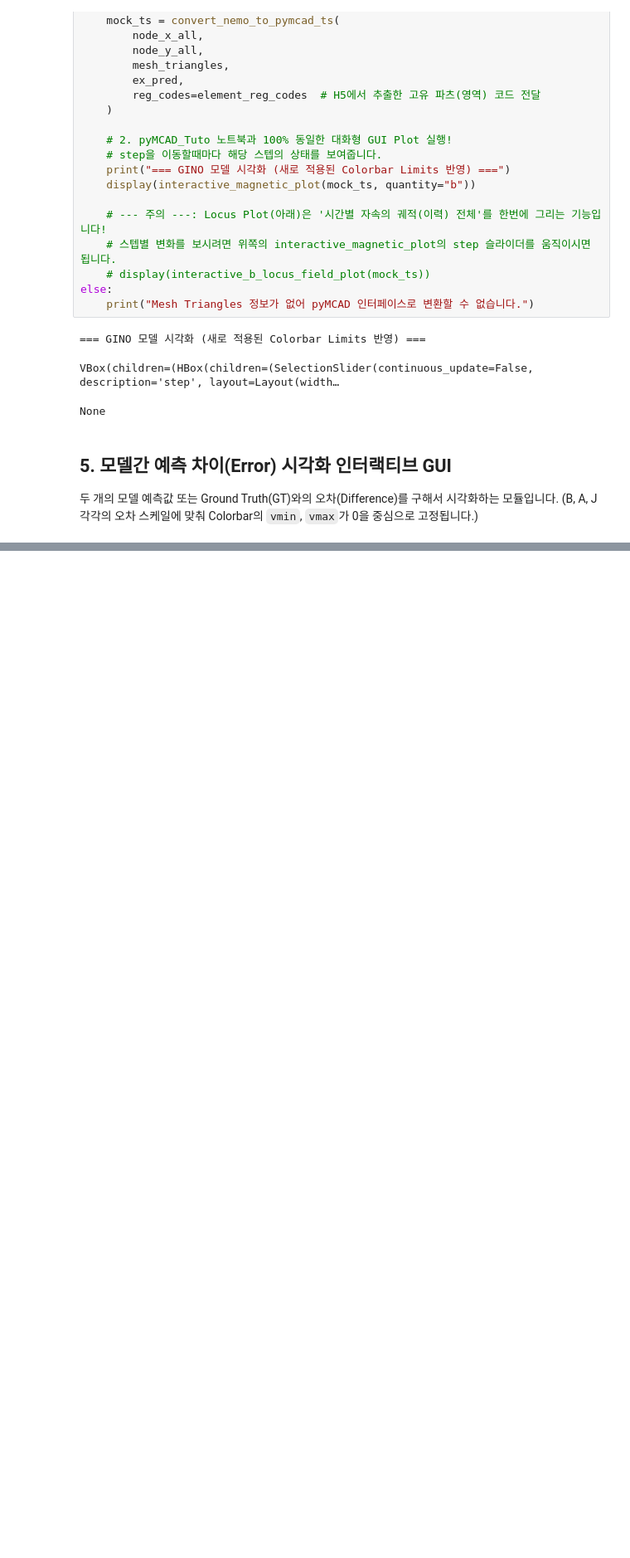
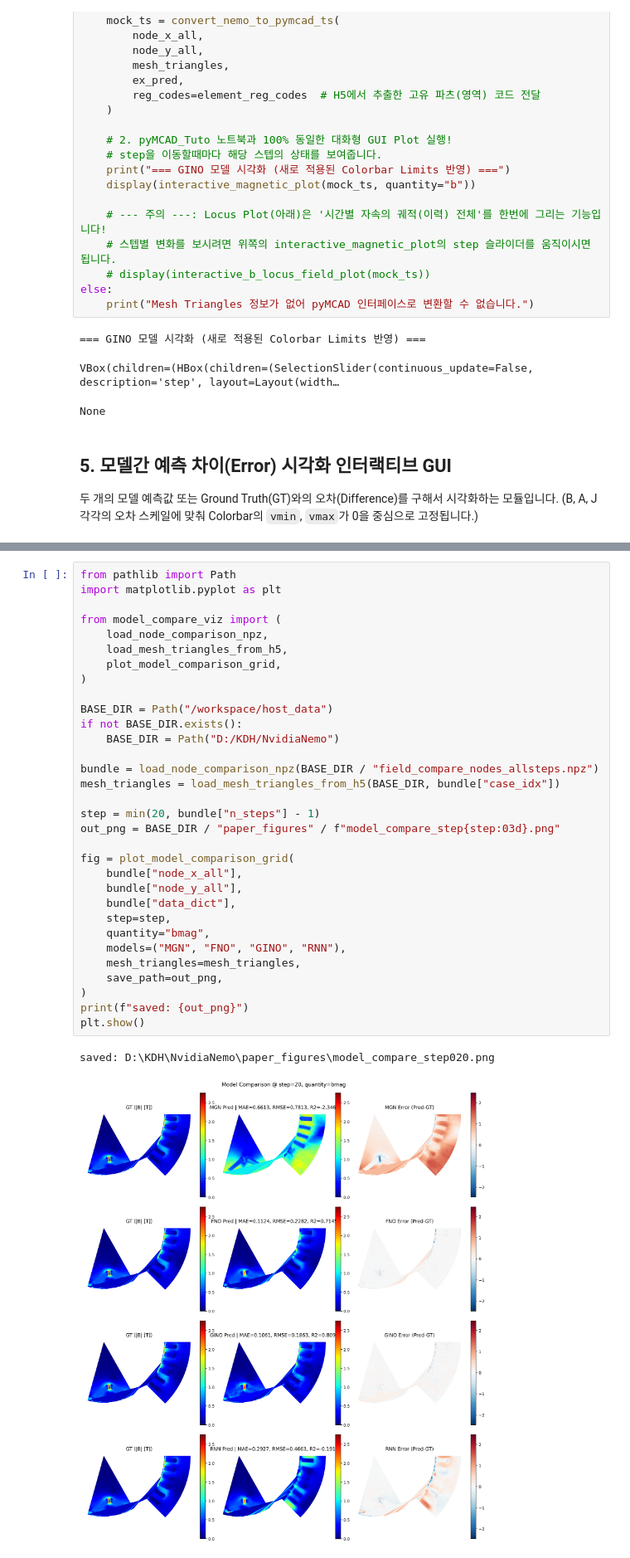
Before and after one commit to enjoyneer87/EveryMotor, a Jupyter notebook: paper_visualizations.ipynb, the cells around one changed output, grey strips where cells are left out. Shown at 83% size. Drawn from its saved outputs; the diff is of its cells as text; blank space fills up the shorter version.

```diff
--- a/paper_visualizations.ipynb
+++ b/paper_visualizations.ipynb
@@ -477,0 +690,35 @@ VBox(children=(HBox(children=(SelectionSlider(continuous_update=False, descripti
+# %%
+from pathlib import Path
+import matplotlib.pyplot as plt
+
+from model_compare_viz import (
+    load_node_comparison_npz,
+    load_mesh_triangles_from_h5,
+    plot_model_comparison_grid,
+)
+
+BASE_DIR = Path("/workspace/host_data")
+if not BASE_DIR.exists():
+    BASE_DIR = Path("D:/KDH/NvidiaNemo")
+
+bundle = load_node_comparison_npz(BASE_DIR / "field_compare_nodes_allsteps.npz")
+mesh_triangles = load_mesh_triangles_from_h5(BASE_DIR, bundle["case_idx"])
+
+step = min(20, bundle["n_steps"] - 1)
+out_png = BASE_DIR / "paper_figures" / f"model_compare_step{step:03d}.png"
+
+fig = plot_model_comparison_grid(
+    bundle["node_x_all"],
+    bundle["node_y_all"],
+    bundle["data_dict"],
+    step=step,
+    quantity="bmag",
+    models=("MGN", "FNO", "GINO", "RNN"),
+    mesh_triangles=mesh_triangles,
+    save_path=out_png,
+)
+print(f"saved: {out_png}")
+plt.show()
+# %% [output]
+saved: D:\KDH\NvidiaNemo\paper_figures\model_compare_step020.png
+[figure, added]
```
Also changed, not shown: parts of 6 cells of this notebook, 4 other files.
